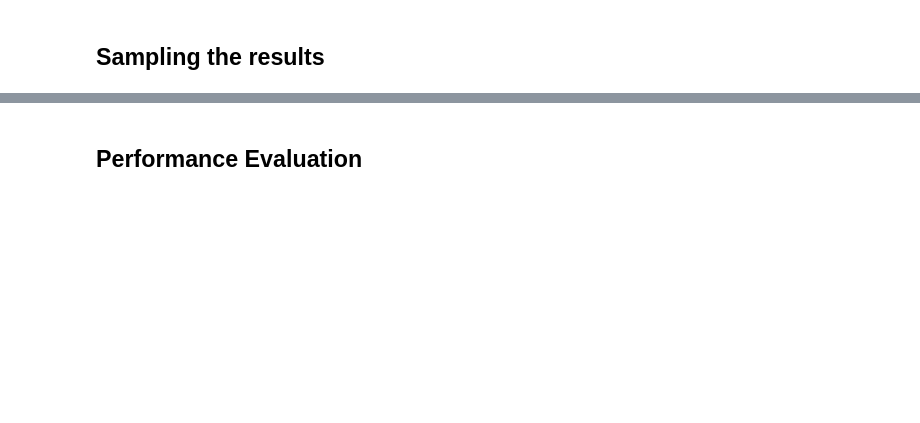
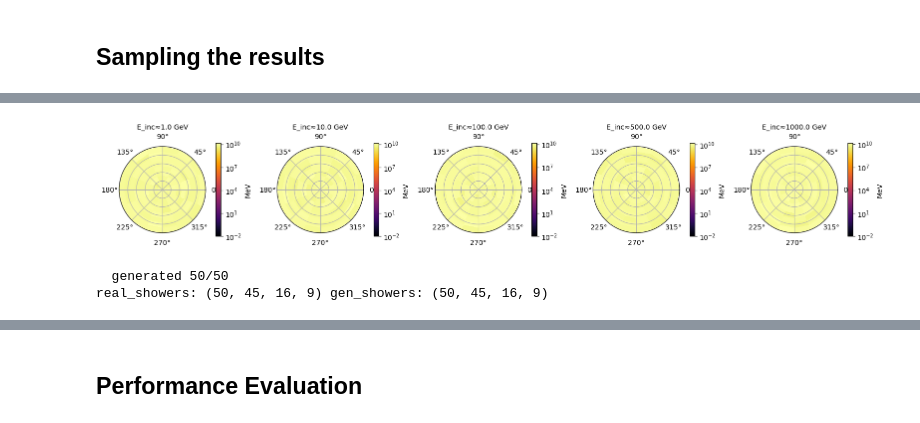
Before and after one commit to X-T-Nguyen/Diffusion_Model_Tutorial_for_The_first_MLQC4FC_Training_School, a Jupyter notebook: Tutorial_Surrogate_Model.ipynb, the cells around one changed output, grey strips where cells are left out. Saved outputs shown, nothing was run; the diff lists cells and outputs as text; code cells hidden in the pictures; blank space fills up the shorter version.

```diff
--- a/Tutorial_Surrogate_Model.ipynb
+++ b/Tutorial_Surrogate_Model.ipynb
@@ -1038,0 +930,25 @@ plt.show()
+# %%
+def plot_transverse(showers, energies_mev, n_show=5):
+    n_show = min(n_show, len(showers))
+    n_alpha, n_r = showers.shape[2], showers.shape[3]
+    theta_edges = np.linspace(0, 2 * np.pi, n_alpha + 1)
+    r_edges = np.linspace(0, 1, n_r + 1)
+    Theta, R = np.meshgrid(theta_edges, r_edges)
+
+    fig, axes = plt.subplots(1, n_show, figsize=(3.2 * n_show, 3.2),
+                              subplot_kw={"projection": "polar"}, squeeze=False)
+    for i in range(n_show):
+        vals = np.nan_to_num(showers[i].sum(axis=0).T, nan=0.0, posinf=0.0, neginf=0.0)
+        vmax = vals.max() if vals.max() > 1e-2 else 1e-1
+        ax = axes[0][i]
+        mesh = ax.pcolormesh(Theta, R, vals + 1e-3, norm=LogNorm(vmin=1e-2, vmax=vmax),
+                              cmap="inferno", shading="auto")
+        ax.set_title(f"E_inc≈{energies_mev[i]/1000:.1f} GeV", fontsize=10)
+        ax.set_yticklabels([])
+        plt.colorbar(mesh, ax=ax, fraction=0.046, pad=0.1, label="MeV")
+    plt.tight_layout()
+    plt.show()
+
+plot_transverse(generated, energies_mev)
+# %% [output]
+[figure, added]
@@ -1038,0 +1003,24 @@ plt.show()
+# %%
+with h5py.File(REAL_H5_PATH, "r") as f:
+    real_energies_full = f["incident_energies"][:, 0]
+    real_showers_full = f["showers"][:]
+
+geom = GEOMETRY[CONFIG_NAME] if "GEOMETRY" in dir() else (45, *CALO_CONFIGS[CONFIG_NAME]["input_size"])
+# fallback geom dict matching the scripts, in case GEOMETRY isn't defined in your notebook yet
+GEOMETRY = {"dataset2": (45, 16, 9), "dataset3": (45, 50, 18)}
+geom = GEOMETRY[CONFIG_NAME]
+
+N = min(NUM_EVAL_SAMPLES, len(real_energies_full))
+idx = np.random.choice(len(real_energies_full), size=N, replace=False)
+
+real_energies_mev = real_energies_full[idx]
+real_showers = real_showers_full[idx].reshape(N, *geom)
+
+gen_showers = generate_batched(
+    sampling_model, CONFIG_NAME, real_energies_mev.tolist(), device,
+    gen_batch_size=GEN_BATCH_SIZE, apply_threshold=True,
+)
+print("real_showers:", real_showers.shape, "gen_showers:", gen_showers.shape)
+# %% [output]
+  generated 50/50
+real_showers: (50, 45, 16, 9) gen_showers: (50, 45, 16, 9)
```
Also changed, not shown: parts of 45 cells of this notebook, 3 other files.
